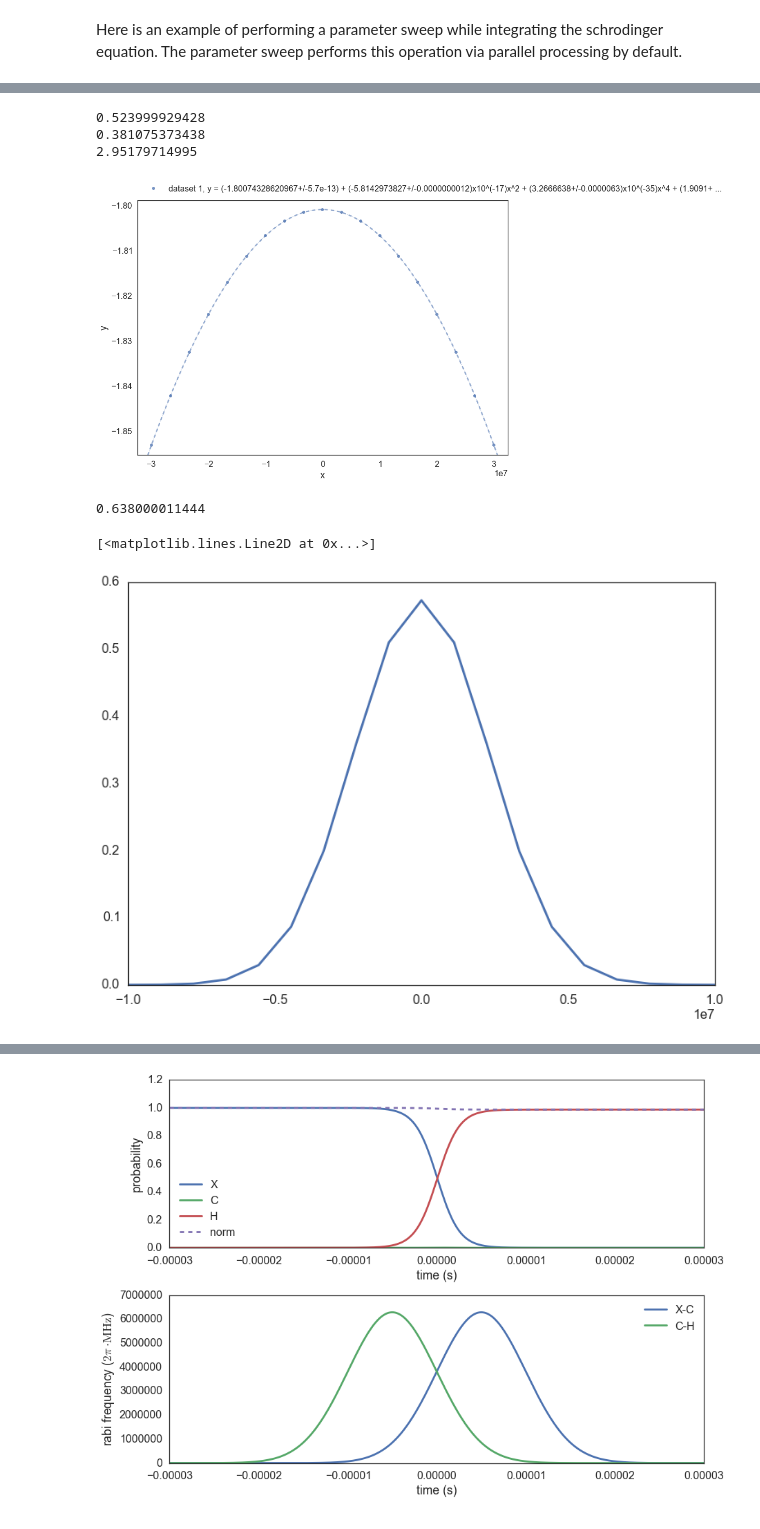
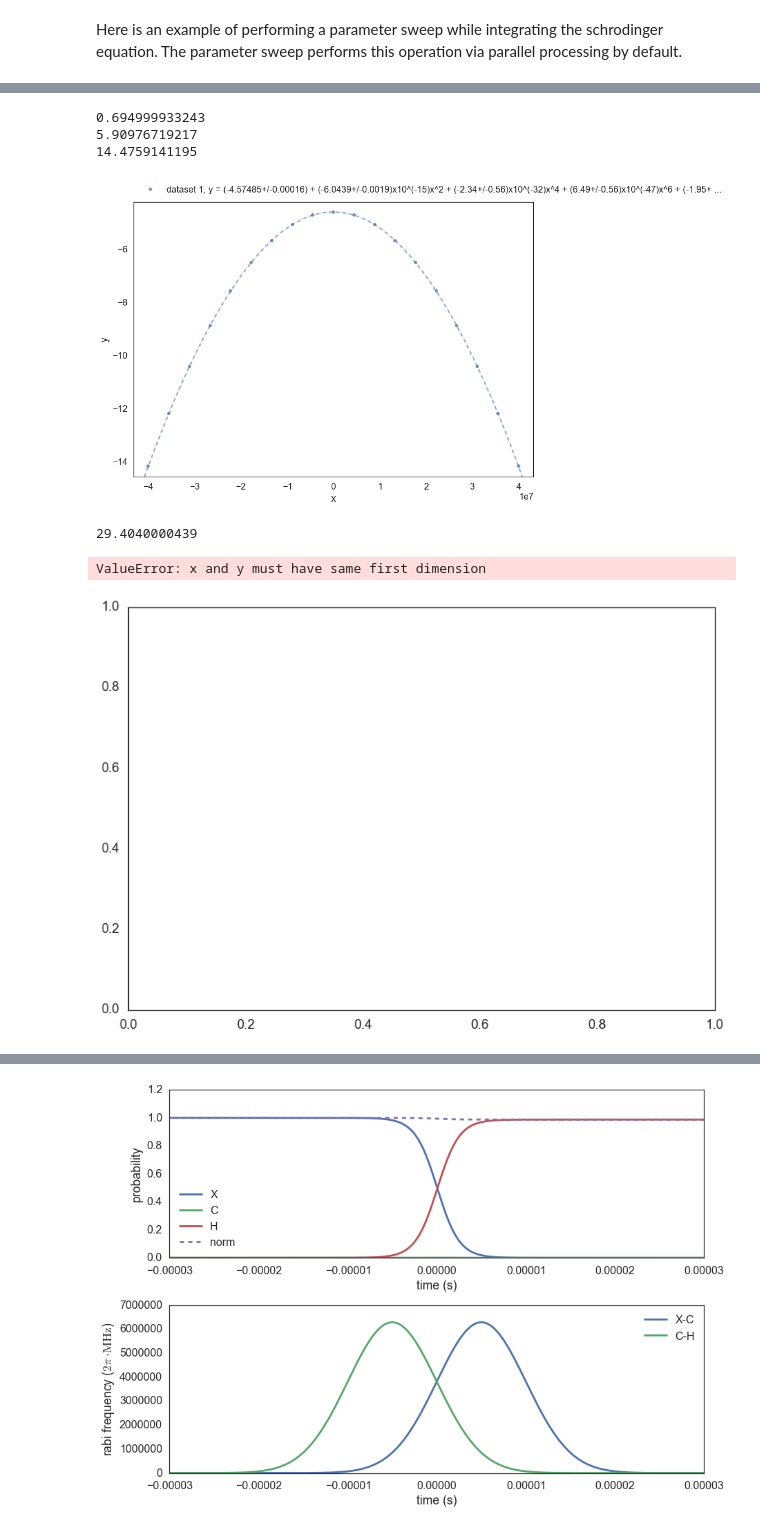
Before and after one commit to b-r-oleary/acme, a Jupyter notebook: Simulations/Schrodinger Equation Integration.ipynb, the cells around one changed output, grey strips where cells are left out. Cells and saved outputs as stored; diff of their text form; code cells hidden in the pictures.

```diff
--- a/Simulations/Schrodinger Equation Integration.ipynb
+++ b/Simulations/Schrodinger Equation Integration.ipynb
@@ -24,47 +80,47 @@ gaussian = lambda t, t0, dt: np.exp(-(t - t0)**2/(2 * dt**2))
 Gamma = 1 / (500 * 10**(-9))
 Delta = 0#2 * np.pi * 10**(6)
 
-T = .1/Gamma#30*10**(-6)
+T = 1/float(Gamma)#30*10**(-6)
 N = 100
 
 t = np.linspace(-T, T, N)
-Omega = (10) * 2 * np.pi * (1 * 10**6)
+Omega = .2 *2 * np.pi * (1 * 10**6)
 width = T/6
 omega0 = gaussian(t, width, width) * Omega
 omega1 = gaussian(t, -width, width) * Omega
 
-delta = np.linspace(-15, 15, 19) * Gamma
+delta = np.linspace(-20, 20, 19) * Gamma
 energy = lambda delta: {'X': -delta,
                         'C': Delta - 1j*Gamma/2,
                         'H': delta}
 
 t0 = time()
 ISE = simulations.IntegrateSchrodingerEquation.parameter_sweep(
             delta,
             t=t,
             energy=energy,
             omega ={('X','C'): omega0,
                     ('C','H'): omega1},
             psi0 = {'X':1, 'C':0, 'H':0},
             final_state=True,
             parallelize=False
       )
 t1 = time()
 
 print (t1 - t0)
 
 final_state = np.array([0,0,1])
 ISE = np.array(ISE)
 P = np.log10(np.abs(np.dot(ISE,final_state))**2)
 regr = statfunctions.PolynomialFit1D(delta, P, orders=[0, 2, 4, 6, 8], renormalize_error=True)
 print 2 * (1/np.sqrt(-2*regr.coefficients[1]))/(Omega/np.sqrt(Gamma * width))
 print 2 * (1/np.sqrt(-2*regr.coefficients[1]))/(Omega)
 regr.plot()
 # %% [output]
-0.523999929428
-0.381075373438
-2.95179714995
+0.694999933243
+5.90976719217
+14.4759141195
-[figure, old version]
+[figure, new version]
 # %%
 from types import FunctionType
 from simulations import IntegrateSchrodingerEquation
@@ -155,26 +217,35 @@ gaussian = lambda t, t0, dt: np.exp(-(t - t0)**2/(2 * dt**2))
 
 Gamma = 1 / (500 * 10**(-9))
 Delta = 0
+Omega = 1 * 2 * np.pi * 10**6
 
-T = 4/Gamma#30*10**(-6)
-N = 100
+T = 1/Gamma#30*10**(-6)
+N = 500
 
 t = np.linspace(-T, T, N)
-omega0 = gaussian(t, +T/6, T/6) * 2 * np.pi * (1 * 10**6)
-omega1 = gaussian(t, -T/6, T/6) * 2 * np.pi * (1 * 10**6)
 
-delta = np.linspace(-5, 5, 19) * Gamma
-energy = lambda delta=0: {'X': -delta,
+phase_noise_amplitude = .35
+phase_noise_frequency = np.linspace(0, 15, 40) #2 * np.pi * .3 * 10**6
+phase_noise = lambda pnf: phase_noise_amplitude * np.sin(pnf * t * np.pi/T)
+
+omega0 = lambda pnf: gaussian(t, width, width) * Omega * np.exp(- 1j * phase_noise(pnf))
+omega1 = lambda pnf: gaussian(t, -width, width) * Omega * np.exp(+ 1j * phase_noise(pnf))
+
+delta = [0, Omega] # np.linspace(-2, 2, 30) * Omega
+energy = lambda delta:   {'X': -delta,
                           'C': Delta - 1j*Gamma/2,
                           'H': delta}
 
+omega = lambda pnf: {('X','C'): omega0(pnf),
+                     ('C','H'): omega1(pnf)}
+
 t0 = time()
 ISE = ParameterSweep(
-            {'delta': delta},
+            {'pnf': phase_noise_frequency,
+             'delta': delta},
             t=t,
             energy=energy,
-            omega ={('X','C'): omega0,
-                    ('C','H'): omega1},
+            omega =omega,
             psi0 = {'X':1, 'C':0, 'H':0},
             final_state=True,
             parallelize=False,
@@ -183,8 +254,8 @@ ISE = ParameterSweep(
 t1 = time()
 
 print (t1 - t0)
-plt.plot(delta, ISE.output_results)
+plt.plot(phase_noise_frequency, ISE.output_results)
 # %% [output]
-0.638000011444
+29.4040000439
-[<matplotlib.lines.Line2D at 0x...>]
+ValueError: x and y must have same first dimension
-[figure, old version]
+[figure, new version]
```
Also changed, not shown: parts of 5 cells of this notebook, 26 other files.
